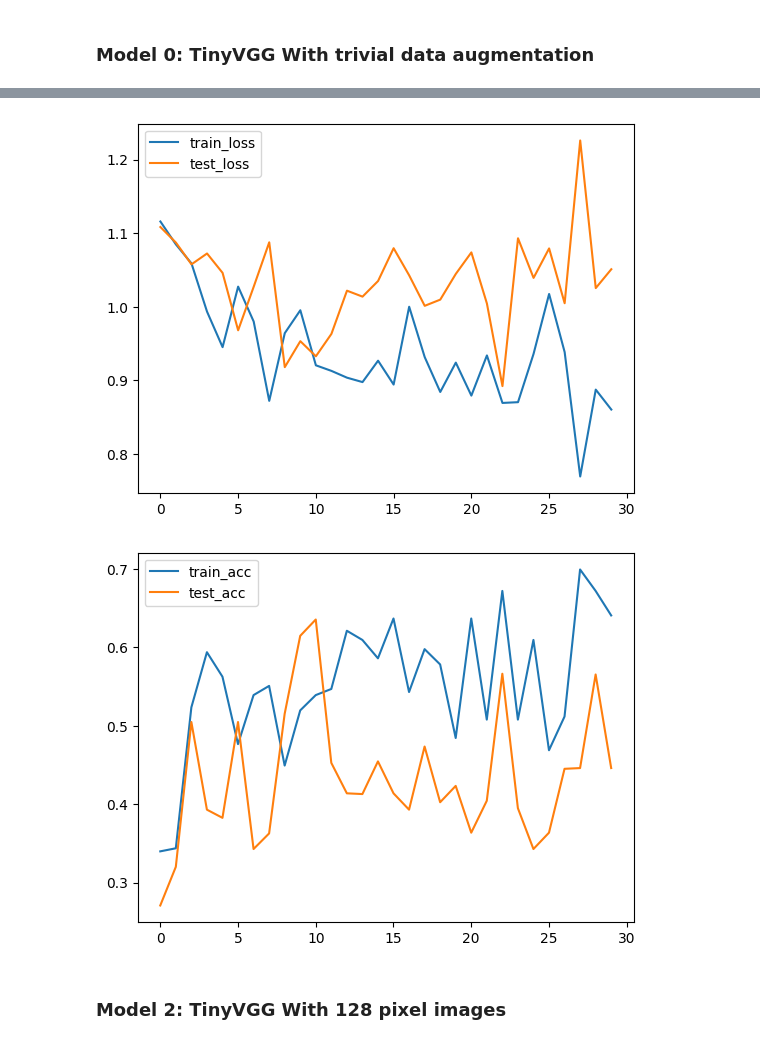
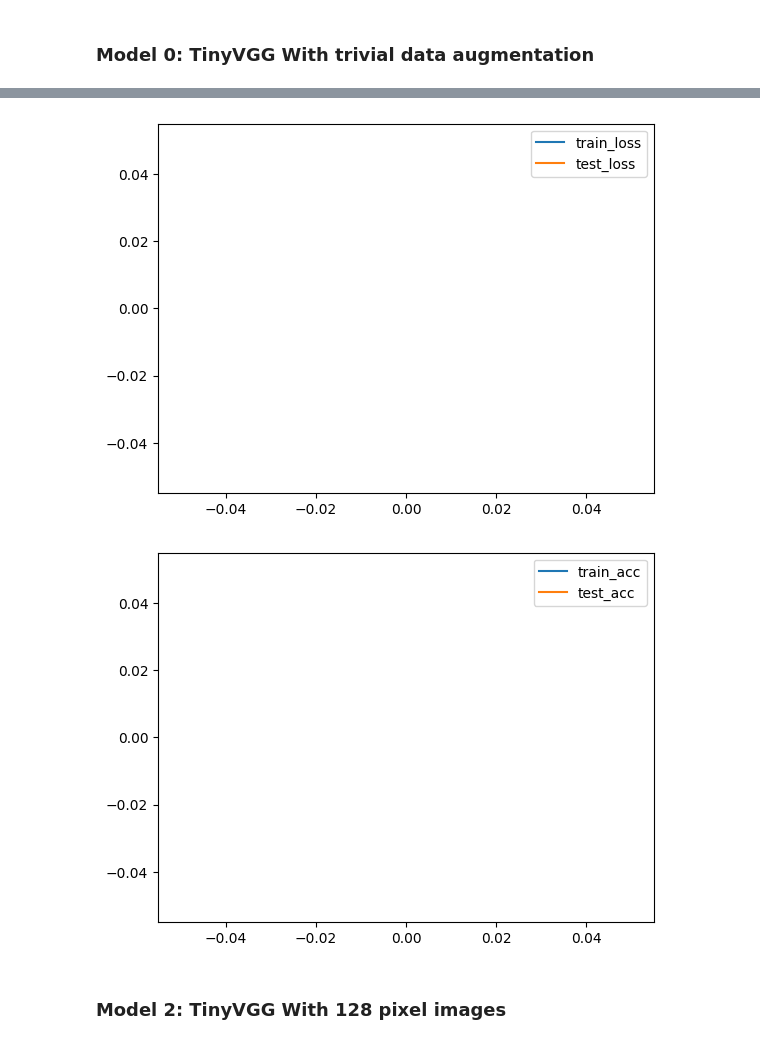
Before and after one commit to chanep/pytorch-test, a Jupyter notebook: chapter_04.ipynb, the cells around one changed output, grey strips where cells are left out. Saved outputs shown, nothing was run; the diff lists cells and outputs as text; code cells hidden in the pictures.

```diff
--- a/chapter_04.ipynb
+++ b/chapter_04.ipynb
@@ -593,7 +576,7 @@ test_loader = DataLoader(test_data, batch_size=BATCH_SIZE, shuffle=False, num_wo
 torch.manual_seed(42)
 torch.cuda.manual_seed(42)
 
-EPOCHS = 30
+EPOCHS = 0
 
 model_0 = TinyVGG(input_shape=3,
                   hidden_units=64,
@@ -637,5 +603,5 @@ Epoch: 30/30, Train Loss: 0.8604, Train Acc: 0.64, Test Loss: 1.0510, Test Acc:
-[figure, old version]
+[figure, new version]
-[figure, old version]
+[figure, new version]
 # %% [markdown]
 ### Model 2: TinyVGG With 128 pixel images
 # %%
```
Also changed, not shown: parts of 8 cells of this notebook, 7 other files.
